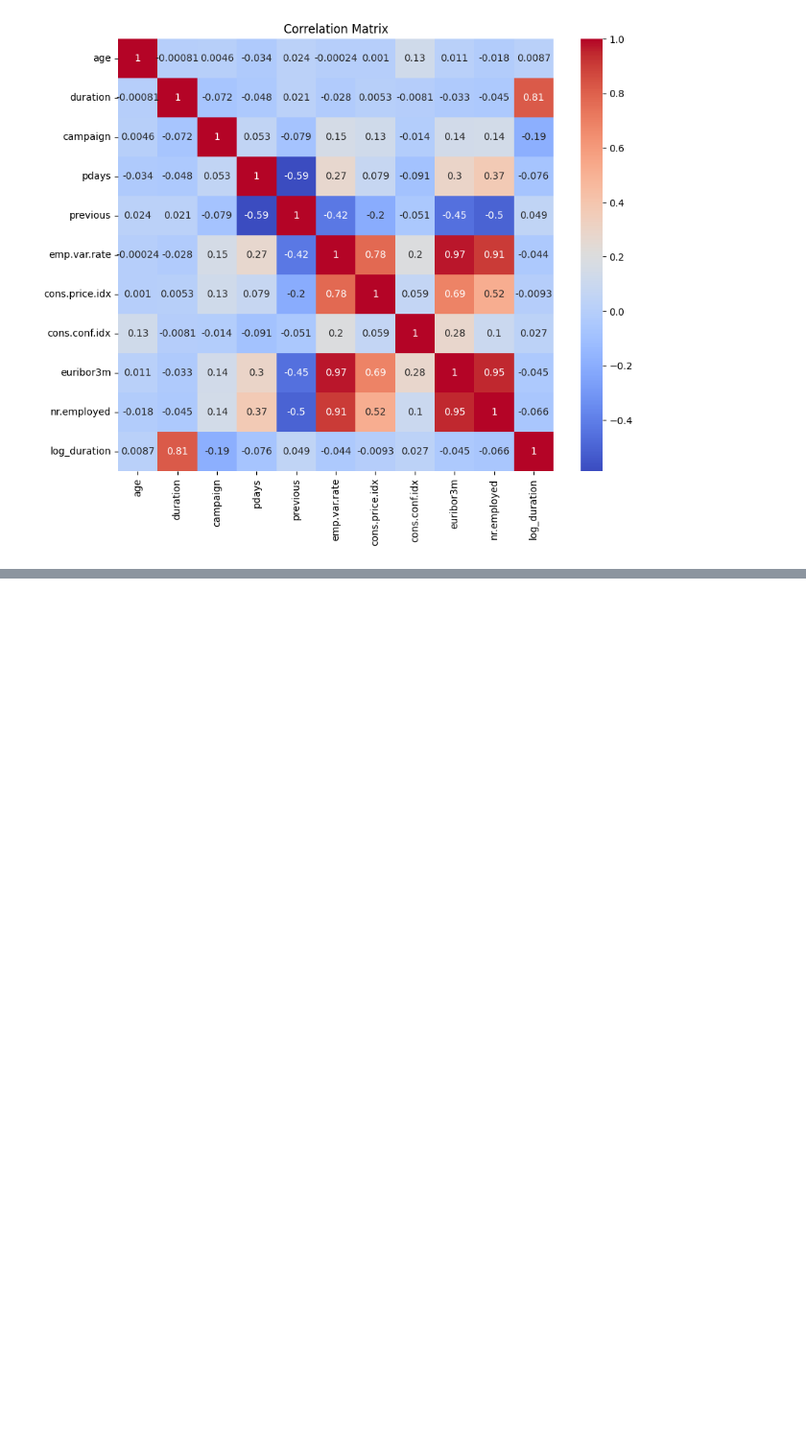
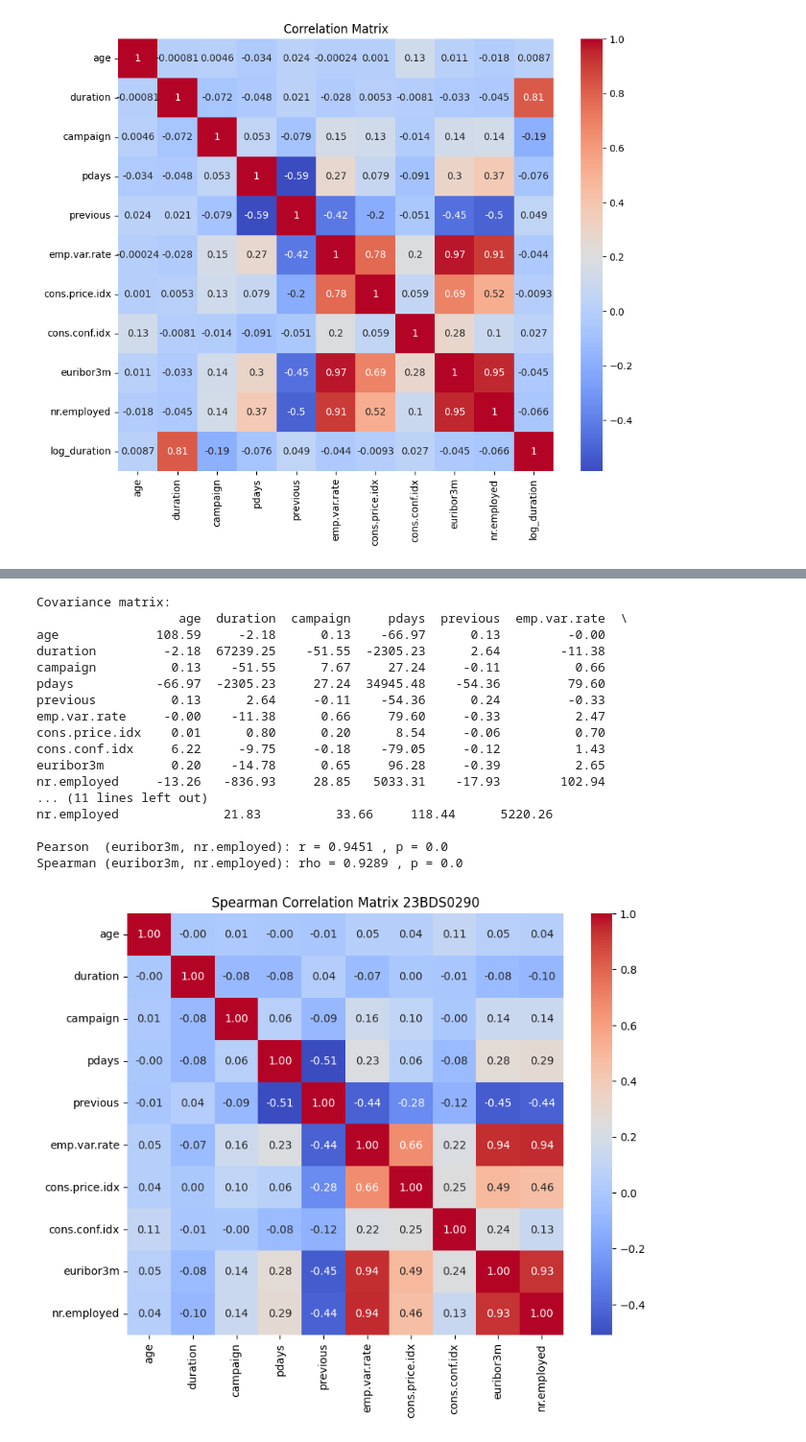
Before and after one commit to 2005lakshya/lakshya_gupta_eda, a Jupyter notebook: Lakshya_gupta_eda.ipynb, the cells around one changed output, grey strips where cells are left out. Shown at 96% size. Saved outputs shown, nothing was run; the diff lists cells and outputs as text; code cells hidden in the pictures; blank space fills up the shorter version.

```diff
--- a/Lakshya_gupta_eda.ipynb
+++ b/Lakshya_gupta_eda.ipynb
@@ -293,0 +411,44 @@ plt.show()
+# %%
+#2D Statistical Analysis (Bivariate)
+#Covariance matrix
+print("Covariance matrix:")
+print(bank_data[numeric_features].cov().round(2))
+
+#Pearson and Spearman correlation between euribor3m and nr.employed
+pearson_r, pearson_p = stats.pearsonr(bank_data["euribor3m"], bank_data["nr.employed"])
+spearman_r, spearman_p = stats.spearmanr(bank_data["euribor3m"], bank_data["nr.employed"])
+
+print("\nPearson  (euribor3m, nr.employed): r =", round(pearson_r, 4), ", p =", pearson_p)
+print("Spearman (euribor3m, nr.employed): rho =", round(spearman_r, 4), ", p =", spearman_p)
+
+#Spearman correlation heatmap
+plt.figure(figsize=(9, 7))
+
+sns.heatmap(
+    bank_data[numeric_features].corr(method="spearman"),
+    annot=True,
+    fmt=".2f",
+    cmap="coolwarm"
+)
+
+plt.title("Spearman Correlation Matrix 23BDS0290")
+plt.show()
+# %% [output]
+Covariance matrix:
+                   age  duration  campaign     pdays  previous  emp.var.rate  \
+age             108.59     -2.18      0.13    -66.97      0.13         -0.00
+duration         -2.18  67239.25    -51.55  -2305.23      2.64        -11.38
+campaign          0.13    -51.55      7.67     27.24     -0.11          0.66
+pdays           -66.97  -2305.23     27.24  34945.48    -54.36         79.60
+previous          0.13      2.64     -0.11    -54.36      0.24         -0.33
+emp.var.rate     -0.00    -11.38      0.66     79.60     -0.33          2.47
+cons.price.idx    0.01      0.80      0.20      8.54     -0.06          0.70
+cons.conf.idx     6.22     -9.75     -0.18    -79.05     -0.12          1.43
+euribor3m         0.20    -14.78      0.65     96.28     -0.39          2.65
+nr.employed     -13.26   -836.93     28.85   5033.31    -17.93        102.94
+... (11 lines left out)
+nr.employed              21.83          33.66     118.44      5220.26
+
+Pearson  (euribor3m, nr.employed): r = 0.9451 , p = 0.0
+Spearman (euribor3m, nr.employed): rho = 0.9289 , p = 0.0
+[figure, added]
```
Also changed, not shown: parts of 13 cells of this notebook.
